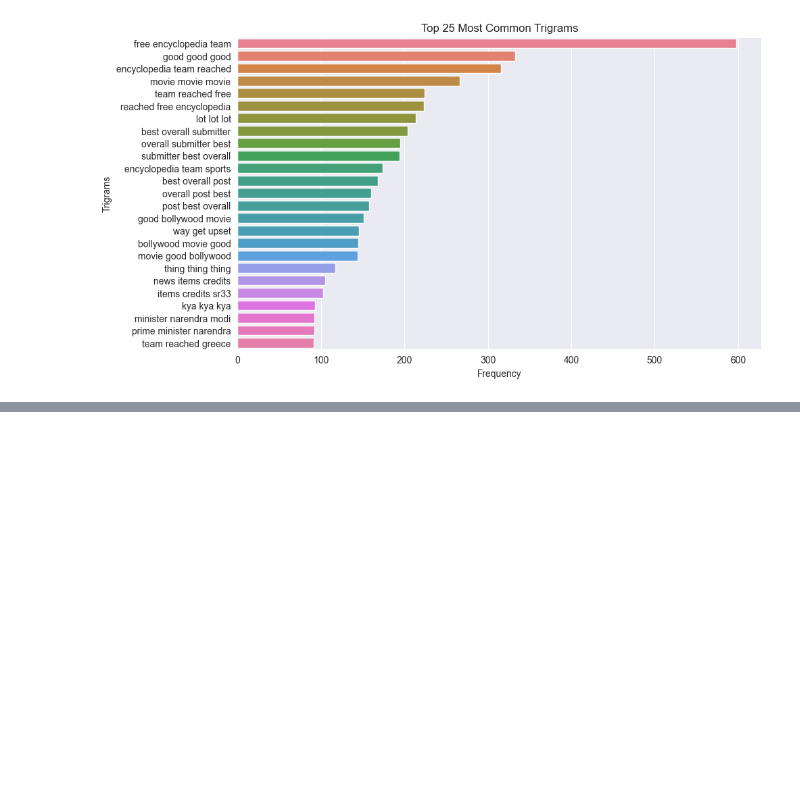
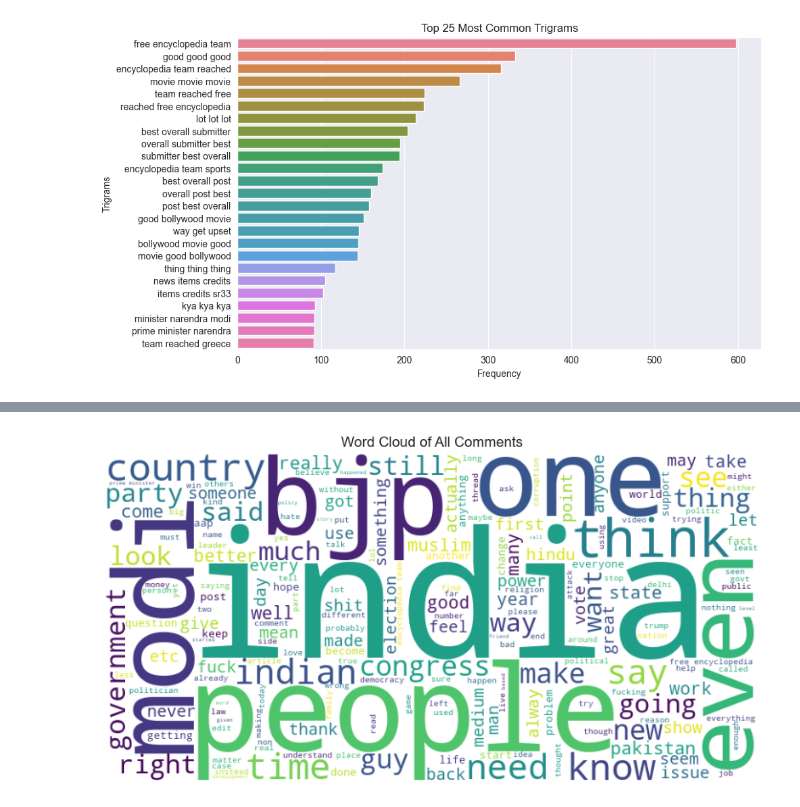
Before and after one commit to samuel-oluwemimo/youtube_sentiment_analysis, a Jupyter notebook: notebooks/01_E.D.A_&_Preprocessing.ipynb, the cells around one changed output, grey strips where cells are left out. Drawn from its saved outputs; the diff is of its cells as text; code cells hidden in the pictures; blank space fills up the shorter version.

```diff
--- a/notebooks/01_E.D.A_&_Preprocessing.ipynb
+++ b/notebooks/01_E.D.A_&_Preprocessing.ipynb
@@ -331,3 +330,7 @@ plt.ylabel('Trigrams')
 plt.show()
 # %% [output]
 [figure]
+# %%
+import re
+
+df['clean_comment'] = df['clean_comment'].apply(lambda x: re.sub(r'[^a-zA-Z\s!?.,]', '', str(x)))
@@ -333,0 +361,7 @@ plt.show()
+# %%
+from nltk.stem import WordNetLemmatizer
+
+nltk.download('wordnet')
+
+lemmatizer = WordNetLemmatizer()
+df['clean_comment'] = df['clean_comment'].apply(lambda x: ' '.join([lemmatizer.lemmatize(word) for word in x.split()]))
@@ -333,0 +372,14 @@ plt.show()
+# %%
+from wordcloud import WordCloud
+
+def plot_wordcloud(text, title):
+    wordcloud = WordCloud(width=800, height=400, background_color='white').generate(' '.join(text))
+    plt.figure(figsize=(10, 5))
+    plt.imshow(wordcloud, interpolation='bilinear')
+    plt.axis('off')
+    plt.title(title)
+    plt.show()
+# %%
+plot_wordcloud(df['clean_comment'], 'Word Cloud of All Comments')
+# %% [output]
+[figure, added]
```
Also changed, not shown: parts of 8 cells of this notebook.
